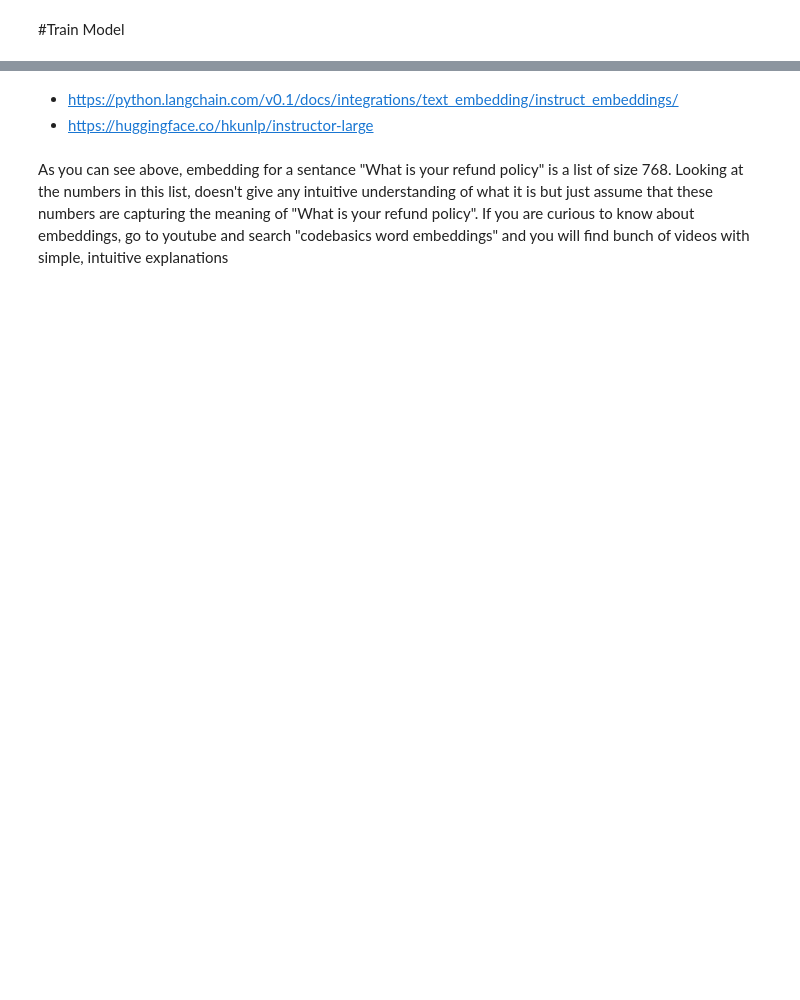
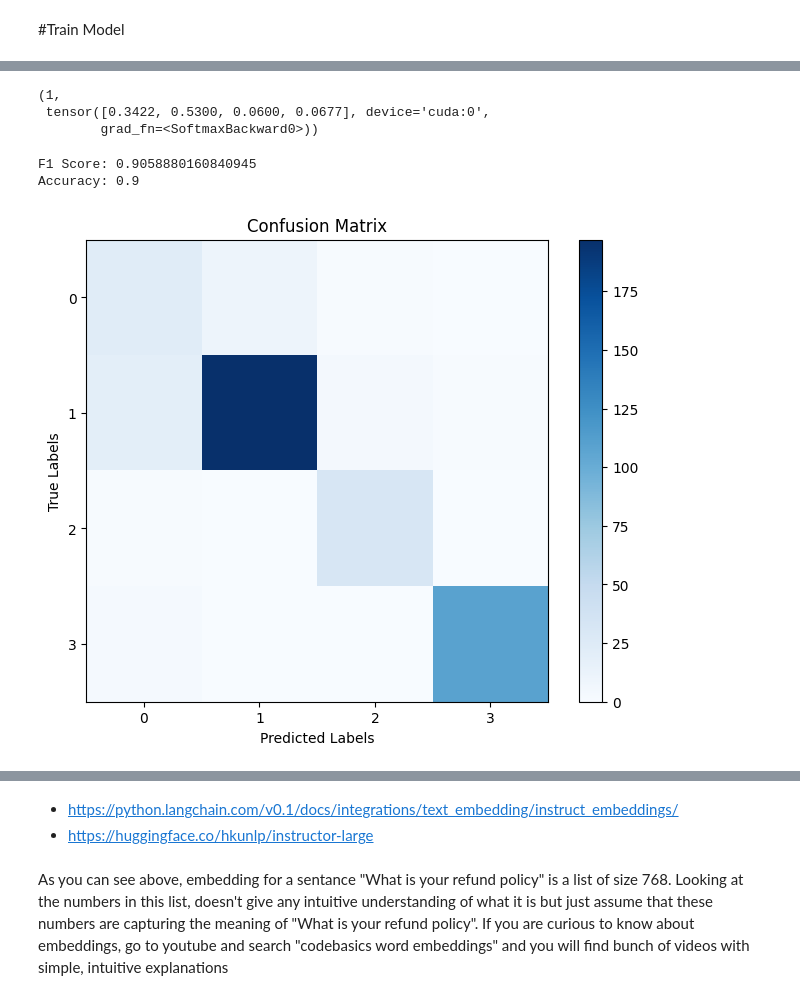
Before and after one commit to commitit/FinalProject, a Jupyter notebook: LLM.ipynb, the cells around one changed output, grey strips where cells are left out. Saved outputs shown, nothing was run; the diff lists cells and outputs as text; code cells hidden in the pictures; blank space fills up the shorter version.

```diff
--- a/LLM.ipynb
+++ b/LLM.ipynb
@@ -648,6 +375,5 @@ class FAQDataset(torch.utils.data.Dataset):
 train_dataset = FAQDataset(train_encodings, train_labels)
 test_dataset = FAQDataset(test_encodings, test_labels)
 # %%
-# Create DataLoader for training and test sets
-train_loader = torch.utils.data.DataLoader(train_dataset, batch_size=4, shuffle=True)
-test_loader = torch.utils.data.DataLoader(test_dataset, batch_size=4, shuffle=False)
+train_loader = DataLoader(train_dataset, batch_size=4, shuffle=True)
+test_loader = DataLoader(test_dataset, batch_size=4, shuffle=False)
@@ -699,42 +453,27 @@ NUM_EPOCHS = 3
 # %%
-start_time = time.time()
+NUM_EPOCHS = 3
 
 for epoch in range(NUM_EPOCHS):
-
     model.train()
 
     for batch_idx, batch in enumerate(train_loader):
-
-        ### Prepare data
         input_ids = batch['input_ids'].to(DEVICE)
         attention_mask = batch['attention_mask'].to(DEVICE)
         labels = batch['labels'].to(DEVICE)
-        #labels = batch['labels'].squeeze().to(DEVICE)
 
-        ### Forward
-        outputs = model(input_ids, attention_mask=attention_mask)
-        loss,logits = outputs['loss'], outputs['logits']
+        outputs = model(input_ids, attention_mask=attention_mask, labels=labels)
+        loss = outputs.loss
 
-        ### Backward
         optim.zero_grad()
         loss.backward()
         optim.step()
 
-        ### Logging
-        if not batch_idx % 250:
-            print (f'Epoch: {epoch+1:04d}/{NUM_EPOCHS:04d} | '
-                   f'Batch {batch_idx:04d}/{len(train_loader):04d} | '
-                   f'Loss: {loss:.4f}')
+        if batch_idx % 250 == 0:
+            print(f'Epoch: {epoch+1}/{NUM_EPOCHS} | Batch {batch_idx}/{len(train_loader)} | Loss: {loss:.4f}')
 
-    model.eval()
+    train_acc = compute_accuracy(model, train_loader, DEVICE)
+    test_acc = compute_accuracy(model, test_loader, DEVICE)
+    print(f'Epoch {epoch+1}/{NUM_EPOCHS} - Training Accuracy: {train_acc:.2f}% | Test Accuracy: {test_acc:.2f}%')
 
-    with torch.set_grad_enabled(False):
-        print(f'training accuracy: '
-              f'{compute_accuracy(model, train_loader, DEVICE):.2f}%'
-              f'\ntest accuracy: '
-              f'{compute_accuracy(model, test_loader, DEVICE):.2f}%')
-
-    print(f'Time elapsed: {(time.time() - start_time)/60:.2f} min')
-
-print(f'Total Training Time: {(time.time() - start_time)/60:.2f} min')
-print(f'Test accuracy: {compute_accuracy(model, test_loader, DEVICE):.2f}%')
+test_acc = compute_accuracy(model, test_loader, DEVICE)
+print(f'Test Accuracy: {test_acc:.2f}%')
@@ -845,3 +508,0 @@ val_dataset = tf.data.Dataset.from_tensor_slices((
-# %%
-# Initialize the model
-model = TFDistilBertForSequenceClassification.from_pretrained('distilbert-base-uncased', num_labels=4)
@@ -889,0 +509,8 @@ df.head(10)
+# %%
+question = "How can I apply for a VISA?"
+
+predict_sentiment(question, model, tokenizer, DEVICE)
+# %% [output]
+(1,
+ tensor([0.3422, 0.5300, 0.0600, 0.0677], device='cuda:0',
+        grad_fn=<SoftmaxBackward0>))
@@ -889,0 +567,10 @@ df.head(10)
+# %%
+print("F1 Score:", f1)
+print("Accuracy:", accuracy)
+# %% [output]
+F1 Score: 0.9058880160840945
+Accuracy: 0.9
+# %%
+conf_matrix = evaluate_model(model, test_loader, DEVICE)
+# %% [output]
+[figure, added]
```
Also changed, not shown: parts of 53 cells of this notebook.
